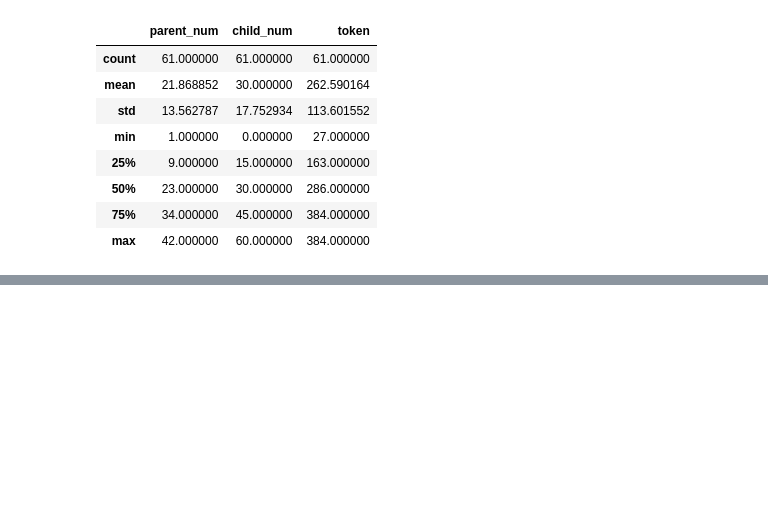
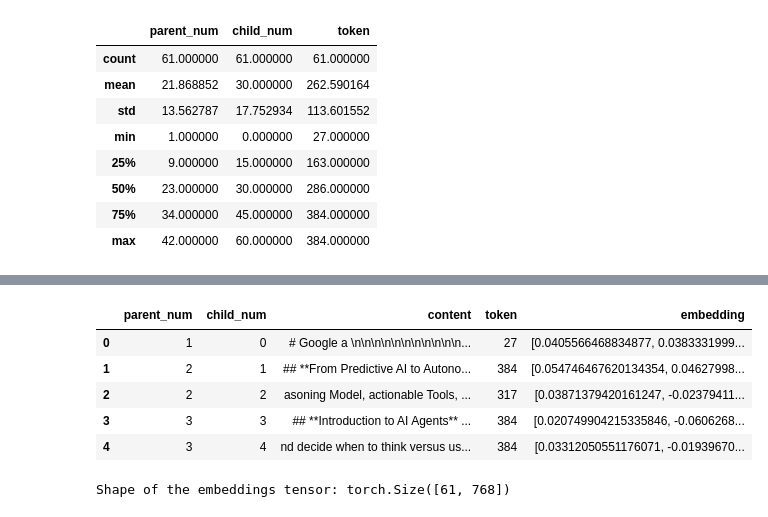
Before and after one commit to ArchitPandey/RAG_Pipeline, a Jupyter notebook: rag_pipeline.ipynb, the cells around one changed output, grey strips where cells are left out. Drawn from its saved outputs; the diff is of its cells as text; code cells hidden in the pictures; blank space fills up the shorter version.

Commit message:
Adding code for generating vector embeddings

```diff
--- a/rag_pipeline.ipynb
+++ b/rag_pipeline.ipynb
@@ -199,0 +217,24 @@ cc_df.describe()
+# %%
+import pandas as pd
+
+cc_df = pd.DataFrame(cc_dict)
+display(cc_df.head())
+# %% [output]
+|  | parent_num | child_num | content | token | embedding |
+| 0 | 1 | 0 | # Google a \n\n\n\n\n\n\n\n\n\n\n... | 27 | [0.0405566468834877, 0.0383331999... |
+| 1 | 2 | 1 | ## **From Predictive AI to Autono... | 384 | [0.054746467620134354, 0.04627998... |
+| 2 | 2 | 2 | asoning Model, actionable Tools, ... | 317 | [0.03871379420161247, -0.02379411... |
+| 3 | 3 | 3 | ## **Introduction to AI Agents** ... | 384 | [0.020749904215335846, -0.0606268... |
+| 4 | 3 | 4 | nd decide when to think versus us... | 384 | [0.03312050551176071, -0.01939670... |
+# %%
+import torch
+
+# Extract all embeddings into a list
+embeddings_list = [cc["embedding"] for cc in cc_dict]
+
+# Convert the list of embeddings to a PyTorch tensor
+embeddings_tensor = torch.tensor(embeddings_list)
+
+print("Shape of the embeddings tensor:", embeddings_tensor.shape)
+# %% [output]
+Shape of the embeddings tensor: torch.Size([61, 768])
```
Also changed, not shown: parts of 4 cells of this notebook.
